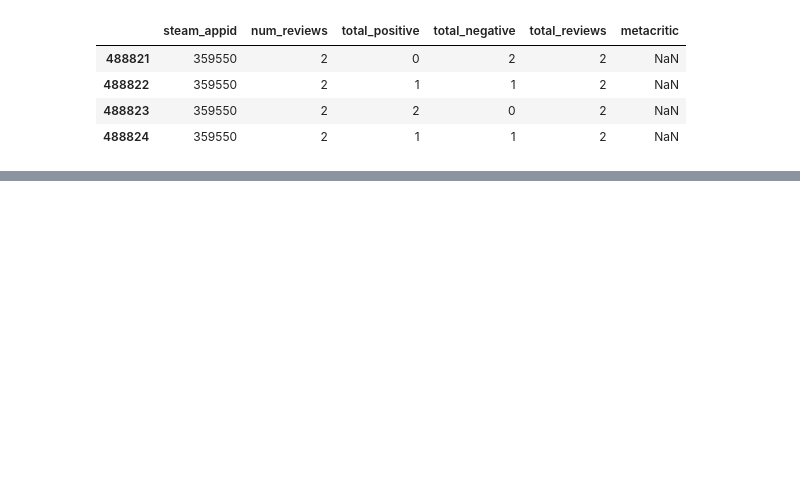
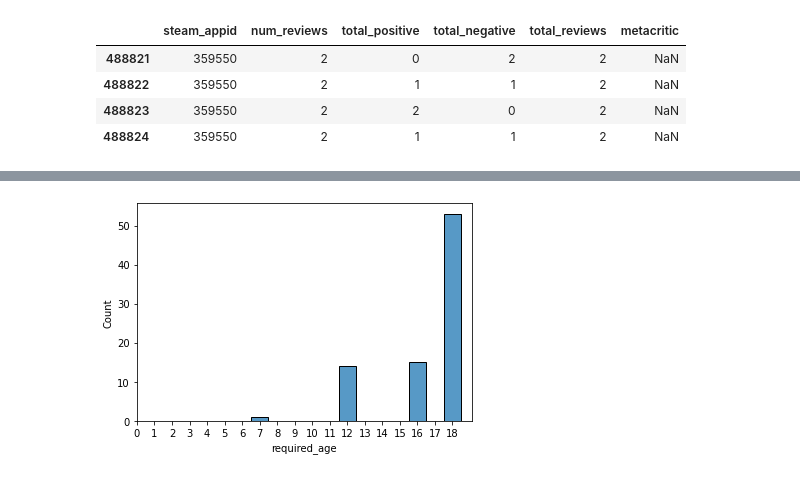
Before and after one commit to eceboran/steam_analytics, a Jupyter notebook: Code/Data Exploration/load_json_file_save_clean_csv.ipynb, the cells around one changed output, grey strips where cells are left out. Cells and saved outputs as stored; diff of their text form; code cells hidden in the pictures; blank space fills up the shorter version.

```diff
--- a/Code/Data Exploration/load_json_file_save_clean_csv.ipynb
+++ b/Code/Data Exploration/load_json_file_save_clean_csv.ipynb
@@ -157,0 +290,2 @@ df_loaded.drop(labels=no_index_toremove, axis=0, inplace=True)
+# %%
+df_loaded.loc[df_loaded.required_age==10, "required_age"] = 12
@@ -157,0 +307,2 @@ df_loaded.drop(labels=no_index_toremove, axis=0, inplace=True)
+# %%
+df_loaded.loc[df_loaded.required_age==13, "required_age"] = 12
@@ -157,0 +316,2 @@ df_loaded.drop(labels=no_index_toremove, axis=0, inplace=True)
+# %%
+df_loaded.loc[df_loaded.required_age==15, "required_age"] = 16
@@ -157,0 +331,11 @@ df_loaded.drop(labels=no_index_toremove, axis=0, inplace=True)
+# %%
+df_loaded.loc[df_loaded.required_age==17, "required_age"] = 18
+# %%
+# Histogram of required ages>0
+column_name = "required_age"
+g = sns.histplot(data=df_loaded[df_loaded[column_name]>0], x=column_name, discrete=True, binwidth=1)
+g.set_xticks(range(19))
+plt.show()
+# Some values here may not be accurate
+# %% [output]
+[figure, added]
```
Also changed, not shown: parts of 75 cells of this notebook, 8 other files.
